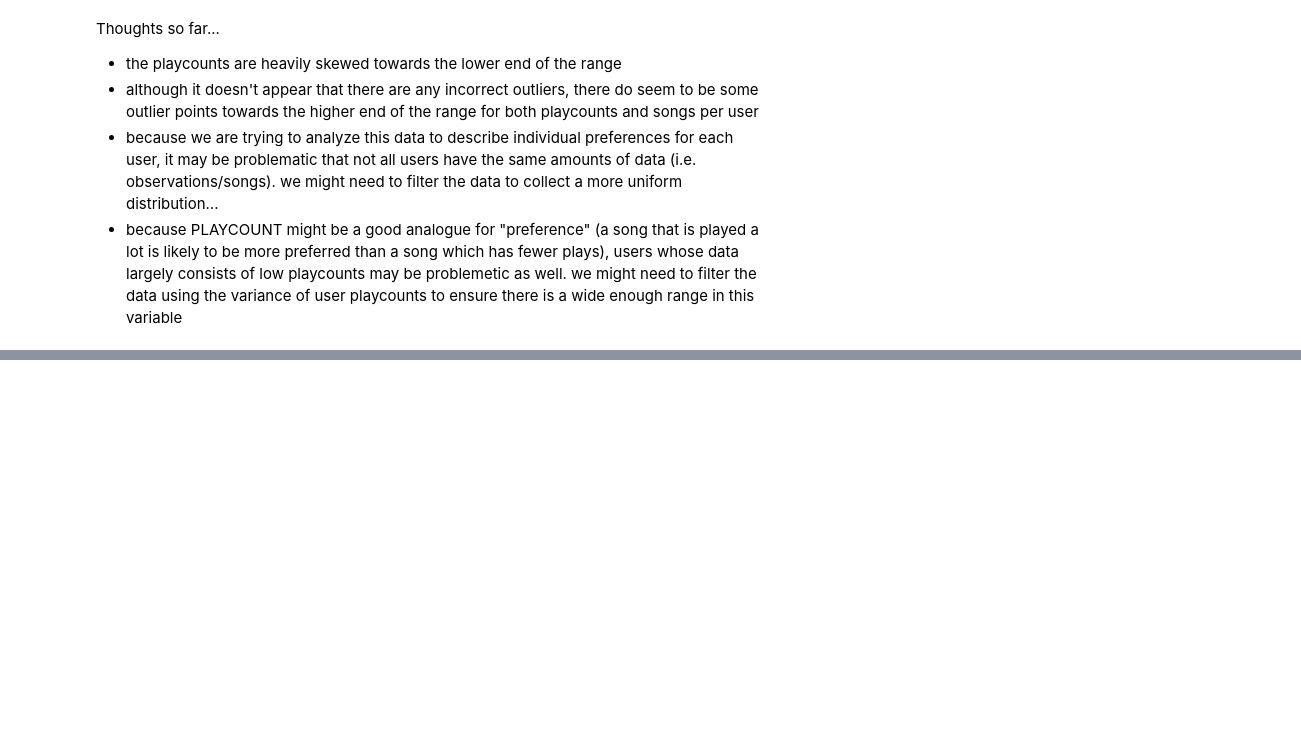
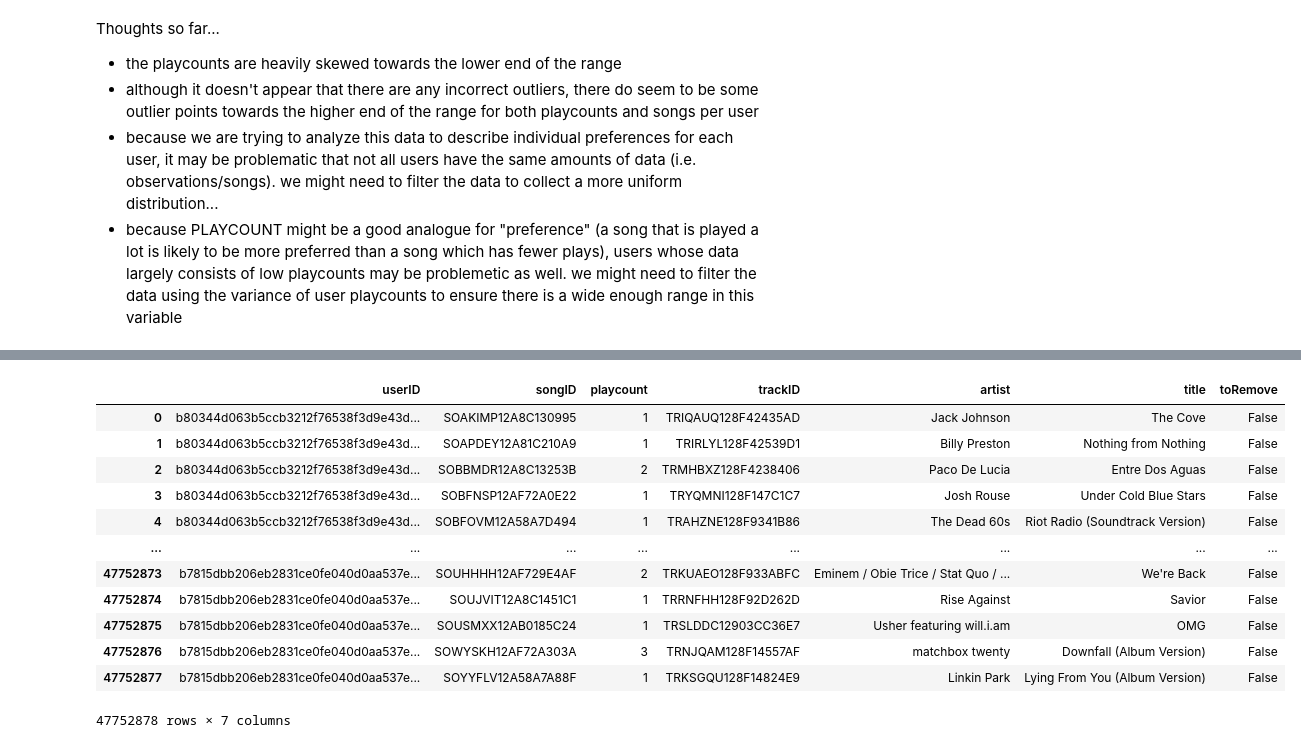
Before and after one commit to smehdizadeh/CSCI5622_Machine-Learning, a Jupyter notebook: dataset-creation.ipynb, the cells around one changed output, grey strips where cells are left out. Cells and saved outputs as stored; diff of their text form; code cells hidden in the pictures; blank space fills up the shorter version.

```diff
--- a/dataset-creation.ipynb
+++ b/dataset-creation.ipynb
@@ -363,0 +422,3 @@ Thoughts so far...
+# %%
+users['toRemove'] = False #create a column to mark users to remove
+users.head()
@@ -363,0 +432,3 @@ Thoughts so far...
+# %%
+users.loc[users['playcount-var']==0,'toRemove'] = True
+print(len(users[users['toRemove']==True]), "users marked to remove")
@@ -363,0 +437,4 @@ Thoughts so far...
+# %%
+#drop the playcount-var column and merge this information back to the main tastes dataset
+users.drop(columns=['playcount-var', 'playcount-z'], inplace=True)
+users.head()
@@ -363,0 +448,3 @@ Thoughts so far...
+# %%
+taste_df_dropped = taste_df_cleaned.merge(users, how='left', on='userID')
+taste_df_dropped.head()
@@ -363,0 +475,19 @@ Thoughts so far...
+# %%
+#remove the rows marked by the toRemove column
+taste_df_dropped.drop(index=taste_df_dropped[taste_df_dropped['toRemove']==True].index, inplace=True)
+taste_df_dropped.reset_index(inplace=True, drop=True)
+taste_df_dropped
+# %% [output]
+|  | userID | songID | playcount | trackID | artist | title | toRemove |
+| 0 | b80344d063b5ccb3212f76538f3d9e43d... | SOAKIMP12A8C130995 | 1 | TRIQAUQ128F42435AD | Jack Johnson | The Cove | False |
+| 1 | b80344d063b5ccb3212f76538f3d9e43d... | SOAPDEY12A81C210A9 | 1 | TRIRLYL128F42539D1 | Billy Preston | Nothing from Nothing | False |
+| 2 | b80344d063b5ccb3212f76538f3d9e43d... | SOBBMDR12A8C13253B | 2 | TRMHBXZ128F4238406 | Paco De Lucia | Entre Dos Aguas | False |
+| 3 | b80344d063b5ccb3212f76538f3d9e43d... | SOBFNSP12AF72A0E22 | 1 | TRYQMNI128F147C1C7 | Josh Rouse | Under Cold Blue Stars | False |
+| 4 | b80344d063b5ccb3212f76538f3d9e43d... | SOBFOVM12A58A7D494 | 1 | TRAHZNE128F9341B86 | The Dead 60s | Riot Radio (Soundtrack Version) | False |
+| ... | ... | ... | ... | ... | ... | ... | ... |
+| 47752873 | b7815dbb206eb2831ce0fe040d0aa537e... | SOUHHHH12AF729E4AF | 2 | TRKUAEO128F933ABFC | Eminem / Obie Trice / Stat Quo / ... | We're Back | False |
+| 47752874 | b7815dbb206eb2831ce0fe040d0aa537e... | SOUJVIT12A8C1451C1 | 1 | TRRNFHH128F92D262D | Rise Against | Savior | False |
+| 47752875 | b7815dbb206eb2831ce0fe040d0aa537e... | SOUSMXX12AB0185C24 | 1 | TRSLDDC12903CC36E7 | Usher featuring will.i.am | OMG | False |
+| 47752876 | b7815dbb206eb2831ce0fe040d0aa537e... | SOWYSKH12AF72A303A | 3 | TRNJQAM128F14557AF | matchbox twenty | Downfall (Album Version) | False |
+| 47752877 | b7815dbb206eb2831ce0fe040d0aa537e... | SOYYFLV12A58A7A88F | 1 | TRKSGQU128F14824E9 | Linkin Park | Lying From You (Album Version) | False |
+47752878 rows × 7 columns
```
Also changed, not shown: parts of 26 cells of this notebook.
